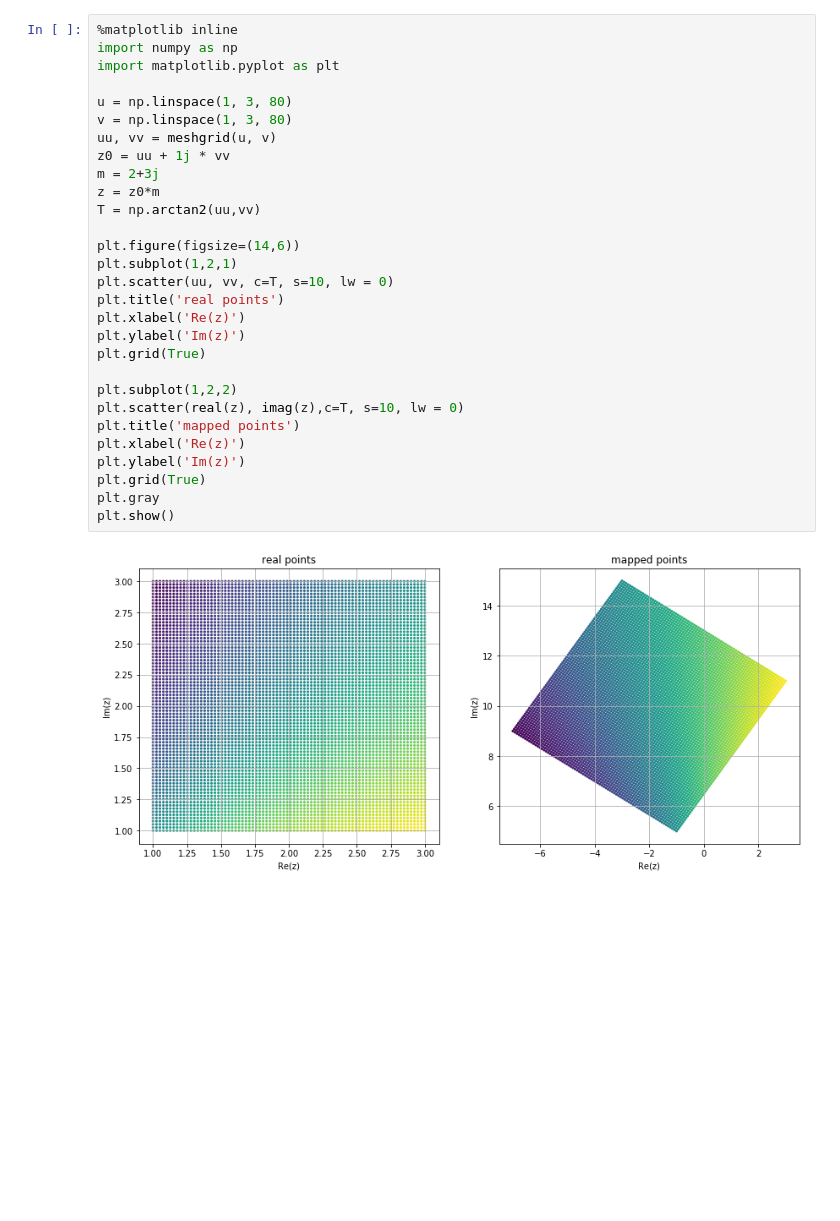
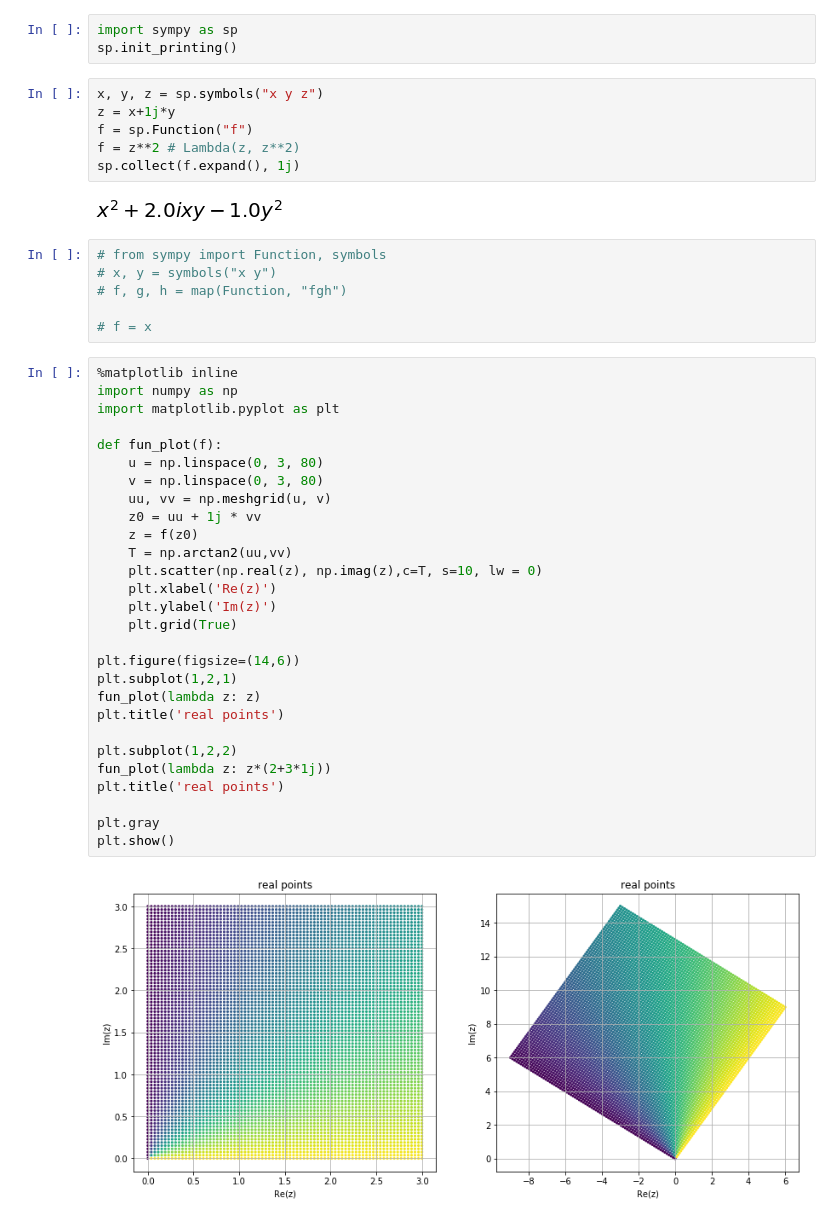
Before and after one commit to tmbumaths/python-workshop, a Jupyter notebook: docs/Function.ipynb, the cells around one changed output. Saved outputs shown, nothing was run; the diff lists cells and outputs as text; blank space fills up the shorter version.

```diff
--- a/docs/Function.ipynb
+++ b/docs/Function.ipynb
@@ -46,31 +52,47 @@ plt.show()
+# %%
+import sympy as sp
+sp.init_printing()
+# %%
+x, y, z = sp.symbols("x y z")
+z = x+1j*y
+f = sp.Function("f")
+f = z**2 # Lambda(z, z**2)
+sp.collect(f.expand(), 1j)
+# %% [output]
+[figure, added]
+# %%
+# from sympy import Function, symbols
+# x, y = symbols("x y")
+# f, g, h = map(Function, "fgh")
+
+# f = x
 # %%
 %matplotlib inline
 import numpy as np
 import matplotlib.pyplot as plt
 
-u = np.linspace(1, 3, 80)
-v = np.linspace(1, 3, 80)
-uu, vv = meshgrid(u, v)
-z0 = uu + 1j * vv
-m = 2+3j
-z = z0*m
-T = np.arctan2(uu,vv)
+def fun_plot(f):
+    u = np.linspace(0, 3, 80)
+    v = np.linspace(0, 3, 80)
+    uu, vv = np.meshgrid(u, v)
+    z0 = uu + 1j * vv
+    z = f(z0)
+    T = np.arctan2(uu,vv)
+    plt.scatter(np.real(z), np.imag(z),c=T, s=10, lw = 0)
+    plt.xlabel('Re(z)')
+    plt.ylabel('Im(z)')
+    plt.grid(True)
 
 plt.figure(figsize=(14,6))
 plt.subplot(1,2,1)
-plt.scatter(uu, vv, c=T, s=10, lw = 0)
+fun_plot(lambda z: z)
 plt.title('real points')
-plt.xlabel('Re(z)')
-plt.ylabel('Im(z)')
-plt.grid(True)
 
 plt.subplot(1,2,2)
-plt.scatter(real(z), imag(z),c=T, s=10, lw = 0)
-plt.title('mapped points')
-plt.xlabel('Re(z)')
-plt.ylabel('Im(z)')
-plt.grid(True)
+fun_plot(lambda z: z*(2+3*1j))
+plt.title('real points')
+
 plt.gray
 plt.show()
 # %% [output]
-[figure, old version]
+[figure, new version]
```
Also changed, not shown: parts of 13 cells of this notebook, 1 other file.
